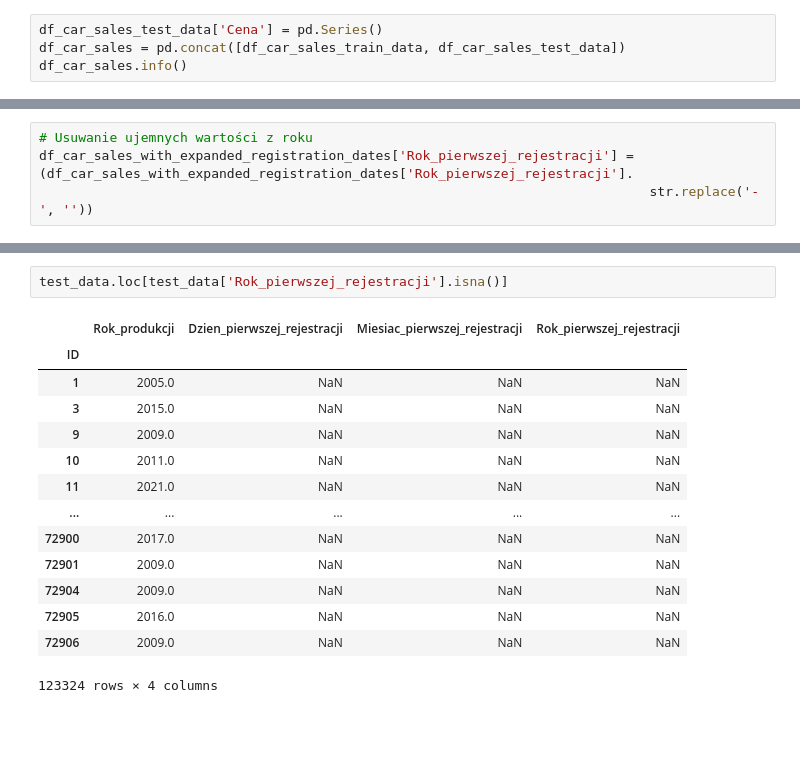
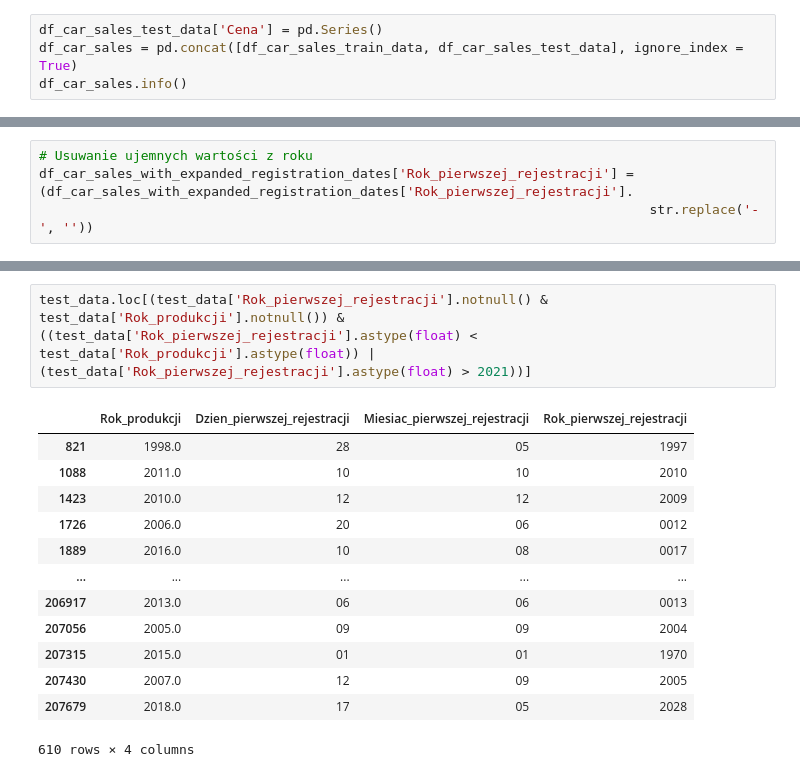
Before and after one commit to s28492/Predicting-and-Analyzing-Car-Prices-Using-Data-Science, a Jupyter notebook: DataCleaning.ipynb, the cells around one changed output, grey strips where cells are left out. Drawn from its saved outputs; the diff is of its cells as text; blank space fills up the shorter version.

```diff
--- a/DataCleaning.ipynb
+++ b/DataCleaning.ipynb
@@ -99,7 +110,7 @@ memory usage: 9.5+ MB
 Łączenie danych testowych i treningowych tylko na czas czyszczenia stringów i formatowań!!!
 # %%
 df_car_sales_test_data['Cena'] = pd.Series()
-df_car_sales = pd.concat([df_car_sales_train_data, df_car_sales_test_data])
+df_car_sales = pd.concat([df_car_sales_train_data, df_car_sales_test_data], ignore_index = True)
 df_car_sales.info()
 # %% [output]
 <class 'pandas.core.frame.DataFrame'>
@@ -265,17 +284,16 @@ SyntaxError: closing parenthesis ']' does not match opening parenthesis '(' (271
 # %%
-test_data.loc[test_data['Rok_pierwszej_rejestracji'].isna()]
+test_data.loc[(test_data['Rok_pierwszej_rejestracji'].notnull() & test_data['Rok_produkcji'].notnull()) & ((test_data['Rok_pierwszej_rejestracji'].astype(float) < test_data['Rok_produkcji'].astype(float)) | (test_data['Rok_pierwszej_rejestracji'].astype(float) > 2021))]
 # %% [output]
 |  | Rok_produkcji | Dzien_pierwszej_rejestracji | Miesiac_pierwszej_rejestracji | Rok_pierwszej_rejestracji |
-| ID |  |  |  |  |
-| 1 | 2005.0 | NaN | NaN | NaN |
-| 3 | 2015.0 | NaN | NaN | NaN |
-| 9 | 2009.0 | NaN | NaN | NaN |
-| 10 | 2011.0 | NaN | NaN | NaN |
-| 11 | 2021.0 | NaN | NaN | NaN |
+| 821 | 1998.0 | 28 | 05 | 1997 |
+| 1088 | 2011.0 | 10 | 10 | 2010 |
+| 1423 | 2010.0 | 12 | 12 | 2009 |
+| 1726 | 2006.0 | 20 | 06 | 0012 |
+| 1889 | 2016.0 | 10 | 08 | 0017 |
 | ... | ... | ... | ... | ... |
-| 72900 | 2017.0 | NaN | NaN | NaN |
-| 72901 | 2009.0 | NaN | NaN | NaN |
-| 72904 | 2009.0 | NaN | NaN | NaN |
-| 72905 | 2016.0 | NaN | NaN | NaN |
-| 72906 | 2009.0 | NaN | NaN | NaN |
+| 206917 | 2013.0 | 06 | 06 | 0013 |
+| 207056 | 2005.0 | 09 | 09 | 2004 |
+| 207315 | 2015.0 | 01 | 01 | 1970 |
+| 207430 | 2007.0 | 12 | 09 | 2005 |
+| 207679 | 2018.0 | 17 | 05 | 2028 |
-123324 rows × 4 columns
+610 rows × 4 columns
```
Also changed, not shown: parts of 25 cells of this notebook.
